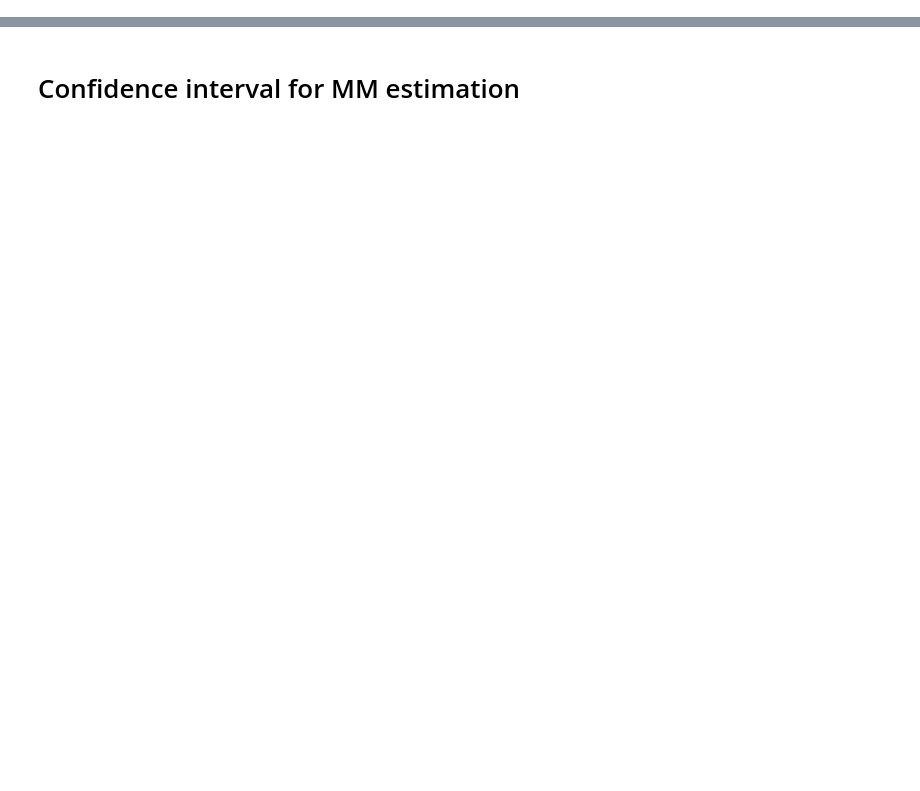
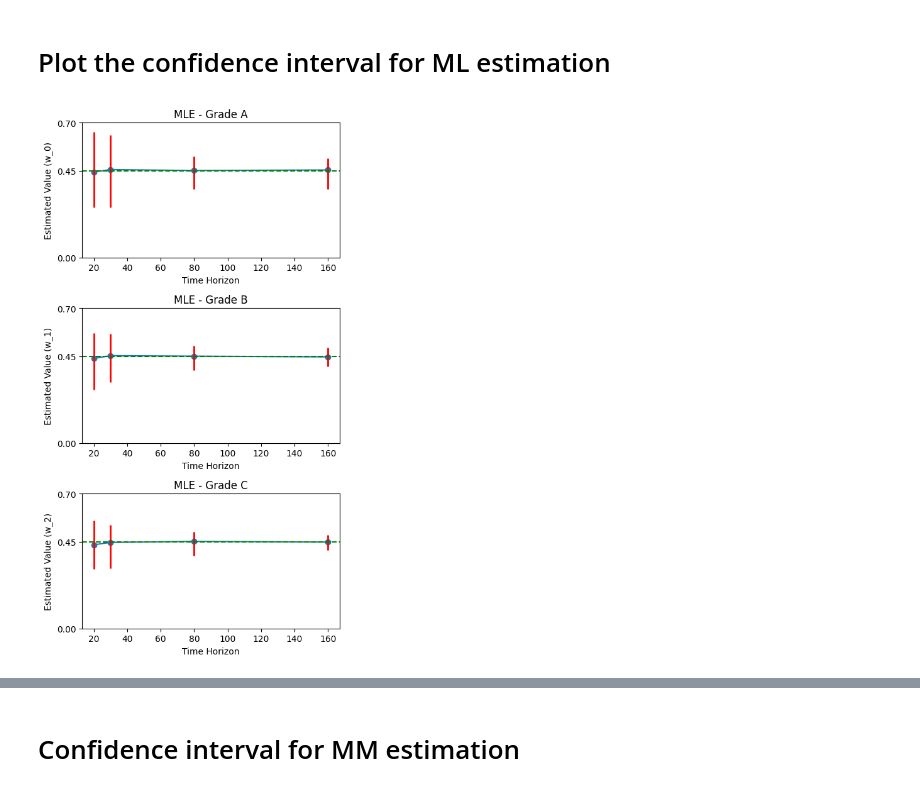
Before and after one commit to PeterKiss18/VasicekPDModel, a Jupyter notebook: conf_interval_gen_data.ipynb, the cells around one changed output, grey strips where cells are left out. Saved outputs shown, nothing was run; the diff lists cells and outputs as text; code cells hidden in the pictures; blank space fills up the shorter version.

```diff
--- a/conf_interval_gen_data.ipynb
+++ b/conf_interval_gen_data.ipynb
@@ -568,0 +51,2 @@ results_20_expected
+# %%
+ml_params_20 = pd.read_csv("data\conf_interval_MLE\conf_interval_ml_20.csv")
@@ -568,0 +78,2 @@ results_20_expected
+# %%
+ml_params_30 = pd.read_csv("data\conf_interval_MLE\conf_interval_ml_30.csv")
@@ -568,0 +105,2 @@ results_20_expected
+# %%
+ml_params_80 = pd.read_csv("data\conf_interval_MLE\conf_interval_ml_80.csv")
@@ -568,0 +134,56 @@ results_20_expected
+# %% [markdown]
+# Plot the confidence interval for ML estimation
+# %%
+# Do the 3 plot in the same figure as subplots
+fig, axs = plt.subplots(3, 1, figsize=(5, 9))
+
+# Plot for w_0
+x = [20, 30, 80, 160]
+y_median = [ml_params_20["w_0"].median(), ml_params_30["w_0"].median(), ml_params_80["w_0"].median(), ml_params_160["w_0"].median()]
+y_5th = [ml_params_20["w_0"].quantile(0.05), ml_params_30["w_0"].quantile(0.05), ml_params_80["w_0"].quantile(0.05), ml_params_160["w_0"].quantile(0.05)]
+y_95th = [ml_params_20["w_0"].quantile(0.95), ml_params_30["w_0"].quantile(0.95), ml_params_80["w_0"].quantile(0.95), ml_params_160["w_0"].quantile(0.95)]
+
+axs[0].plot(x, y_median, marker='o', linestyle='-')
+for i in range(len(x)):
+    axs[0].vlines(x[i], y_5th[i], y_95th[i], colors='r', linestyles='solid', linewidth=2)
+axs[0].axhline(y=0.45, color='g', linestyle='--')
+axs[0].set_title('MLE - Grade A')
+axs[0].set_xlabel('Time Horizon')
+axs[0].set_ylabel('Estimated Value (w_0)')
+axs[0].set_ylim(0, 0.7)
+axs[0].set_yticks([0, 0.45, 0.7])
+
+# Plot for w_1
+y_median = [ml_params_20["w_1"].median(), ml_params_30["w_1"].median(), ml_params_80["w_1"].median(), ml_params_160["w_1"].median()]
+y_5th = [ml_params_20["w_1"].quantile(0.05), ml_params_30["w_1"].quantile(0.05), ml_params_80["w_1"].quantile(0.05), ml_params_160["w_1"].quantile(0.05)]
+y_95th = [ml_params_20["w_1"].quantile(0.95), ml_params_30["w_1"].quantile(0.95), ml_params_80["w_1"].quantile(0.95), ml_params_160["w_1"].quantile(0.95)]
+
+axs[1].plot(x, y_median, marker='o', linestyle='-')
+for i in range(len(x)):
+    axs[1].vlines(x[i], y_5th[i], y_95th[i], colors='r', linestyles='solid', linewidth=2)
+axs[1].axhline(y=0.45, color='g', linestyle='--')
+axs[1].set_title('MLE - Grade B')
+axs[1].set_xlabel('Time Horizon')
+axs[1].set_ylabel('Estimated Value (w_1)')
+axs[1].set_ylim(0, 0.7)
+axs[1].set_yticks([0, 0.45, 0.7])
+
+# Plot for w_2
+y_median = [ml_params_20["w_2"].median(), ml_params_30["w_2"].median(), ml_params_80["w_2"].median(), ml_params_160["w_2"].median()]
+y_5th = [ml_params_20["w_2"].quantile(0.05), ml_params_30["w_2"].quantile(0.05), ml_params_80["w_2"].quantile(0.05), ml_params_160["w_2"].quantile(0.05)]
+y_95th = [ml_params_20["w_2"].quantile(0.95), ml_params_30["w_2"].quantile(0.95), ml_params_80["w_2"].quantile(0.95), ml_params_160["w_2"].quantile(0.95)]
+
+axs[2].plot(x, y_median, marker='o', linestyle='-')
+for i in range(len(x)):
+    axs[2].vlines(x[i], y_5th[i], y_95th[i], colors='r', linestyles='solid', linewidth=2)
+axs[2].axhline(y=0.45, color='g', linestyle='--')
+axs[2].set_title('MLE - Grade C')
+axs[2].set_xlabel('Time Horizon')
+axs[2].set_ylabel('Estimated Value (w_2)')
+axs[2].set_ylim(0, 0.7)
+axs[2].set_yticks([0, 0.45, 0.7])
+
+plt.tight_layout()
+plt.show()
+# %% [output]
+[figure, added]
```
Also changed, not shown: parts of 110 cells of this notebook, 35 other files.
